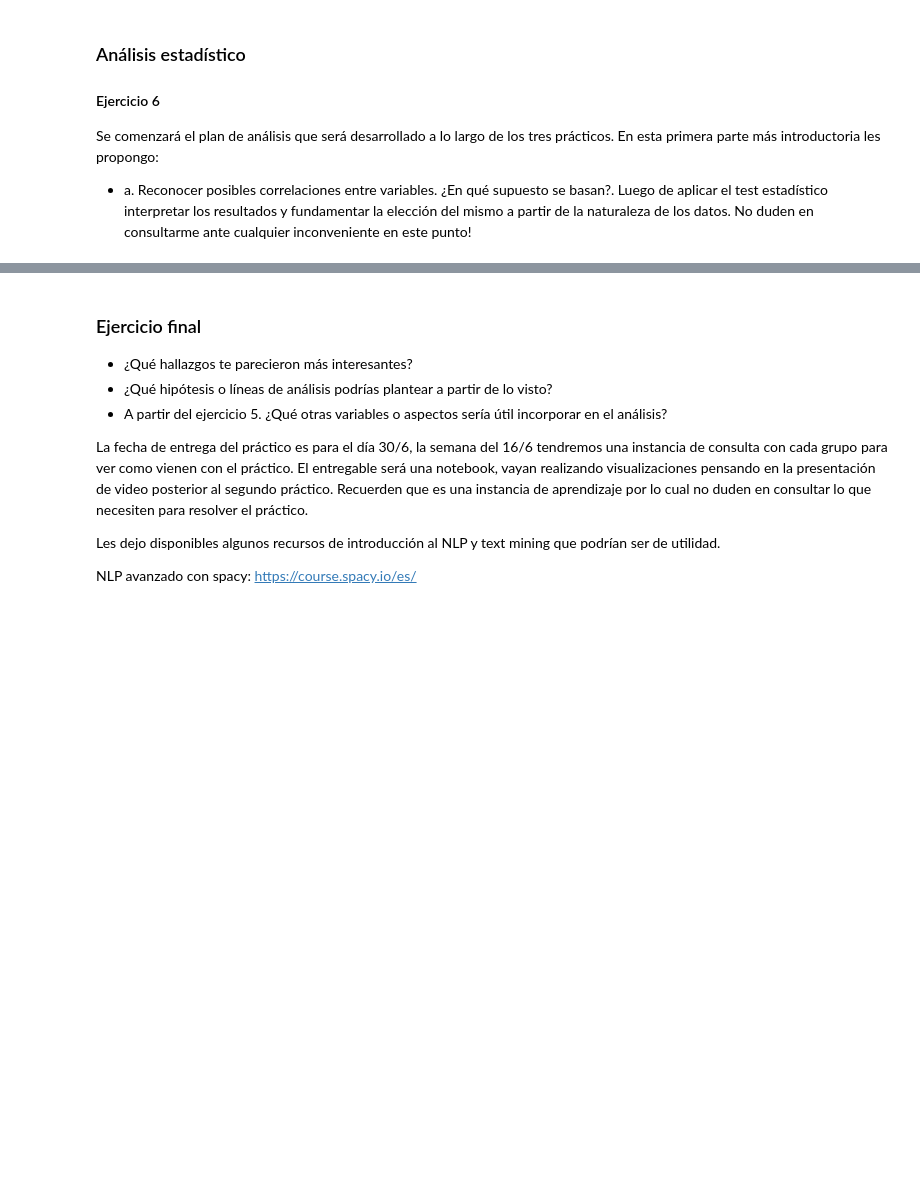
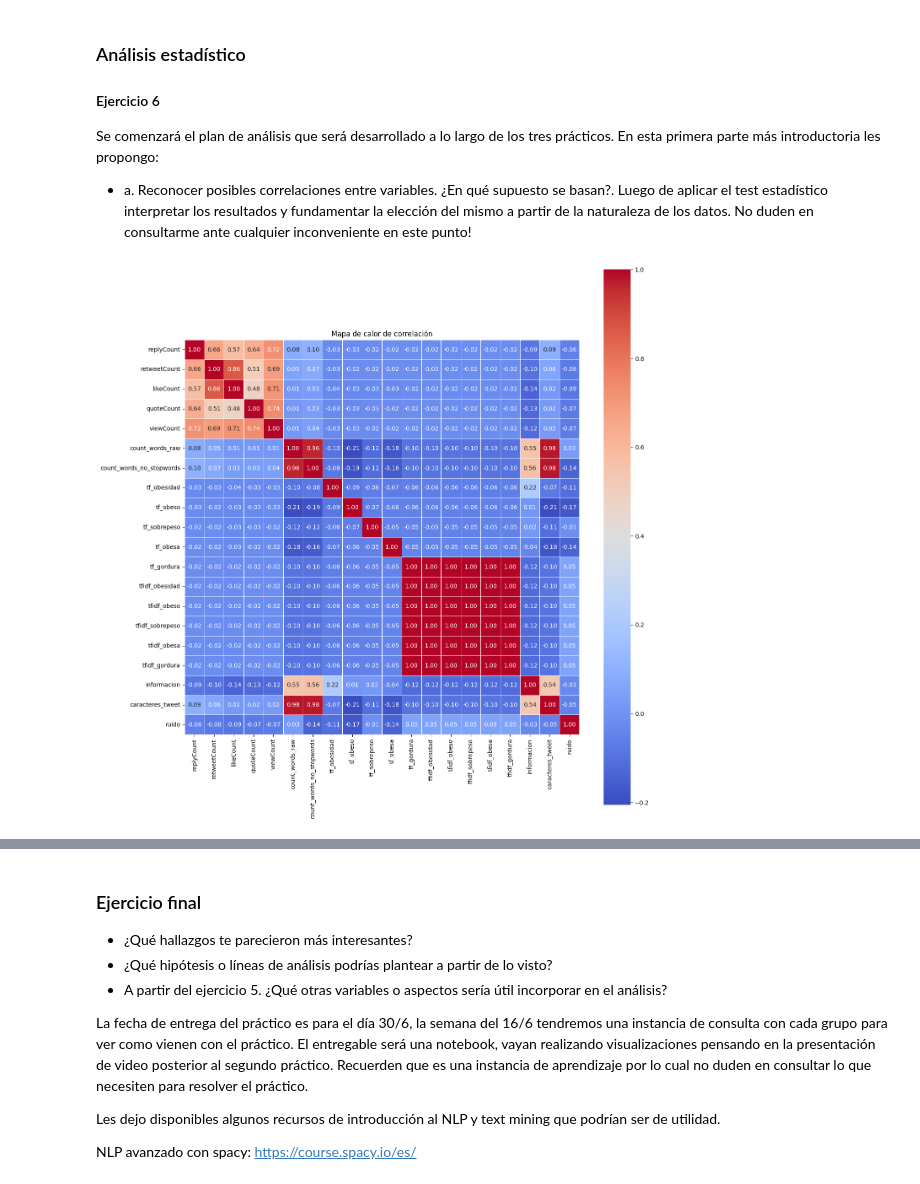
Before and after one commit to Ignaciodibella/mentoria_2025, a Jupyter notebook: practicos/Práctico_1_Análisis_y_visualización_de_datos_Tweets.ipynb, the cells around one changed output, grey strips where cells are left out. Cells and saved outputs as stored; diff of their text form; code cells hidden in the pictures; blank space fills up the shorter version.

```diff
--- a/practicos/Práctico_1_Análisis_y_visualización_de_datos_Tweets.ipynb
+++ b/practicos/Práctico_1_Análisis_y_visualización_de_datos_Tweets.ipynb
@@ -376,3 +473,20 @@ ejercicio_5_p1(df)
+# %%
+# Cantidad de caracteres por tweet:
+
+df_['caracteres_tweet'] = df_['rawContent'].str.len()
+# %%
+# Ruido = 1 - (sin stopwords(Y) / raw(X))
+
+for index, row in df_.iterrows():
+    tweet_content = row['rawContent']
+    cleaned_tweet_content = re.sub(r'[^a-zA-Z_\s]', '', unicodedata.normalize('NFD', tweet_content).encode('ascii', 'ignore').decode('utf-8')).lower()
+    words_raw = set(cleaned_tweet_content.split(' '))
+
+    words_cleaned = set([word for word in words_raw if word not in stop_words and len(word) > 3])
+
+    ruido = 1 - (len(words_cleaned) / len(words_raw))
+
+    df_.at[index, 'ruido'] = ruido
 # %% [markdown]
 ### Análisis estadístico
 
@@ -381,3 +495,19 @@ ejercicio_5_p1(df)
 Se comenzará el plan de análisis que será desarrollado a lo largo de los tres prácticos. En esta primera parte más introductoria les propongo:
 
 * a. Reconocer posibles correlaciones entre variables. ¿En qué supuesto se basan?. Luego de aplicar el test estadístico interpretar los resultados y fundamentar la elección del mismo a partir de la naturaleza de los datos. No duden en consultarme ante cualquier inconveniente en este punto!
+# %%
+columnas_numericas = df_.select_dtypes(include='number').columns[1:]
+ # filtramos variables numéricas y quitamos ids
+valores_a_eliminar = ['id_str', 'conversationId', 'user_id', 'mes']
+columnas_numericas = [x for x in columnas_numericas if x not in valores_a_eliminar]
+
+corr = df_[columnas_numericas].corr()
+
+# Crear el heatmap
+plt.figure(figsize=(14, 14))
+sns.heatmap(corr, annot=True, fmt=".2f", cmap='coolwarm', square=True, linewidths=0.5)
+plt.title("Mapa de calor de correlación")
+plt.tight_layout()
+plt.show()
+# %% [output]
+[figure, added]
```
Also changed, not shown: parts of 9 cells of this notebook.
